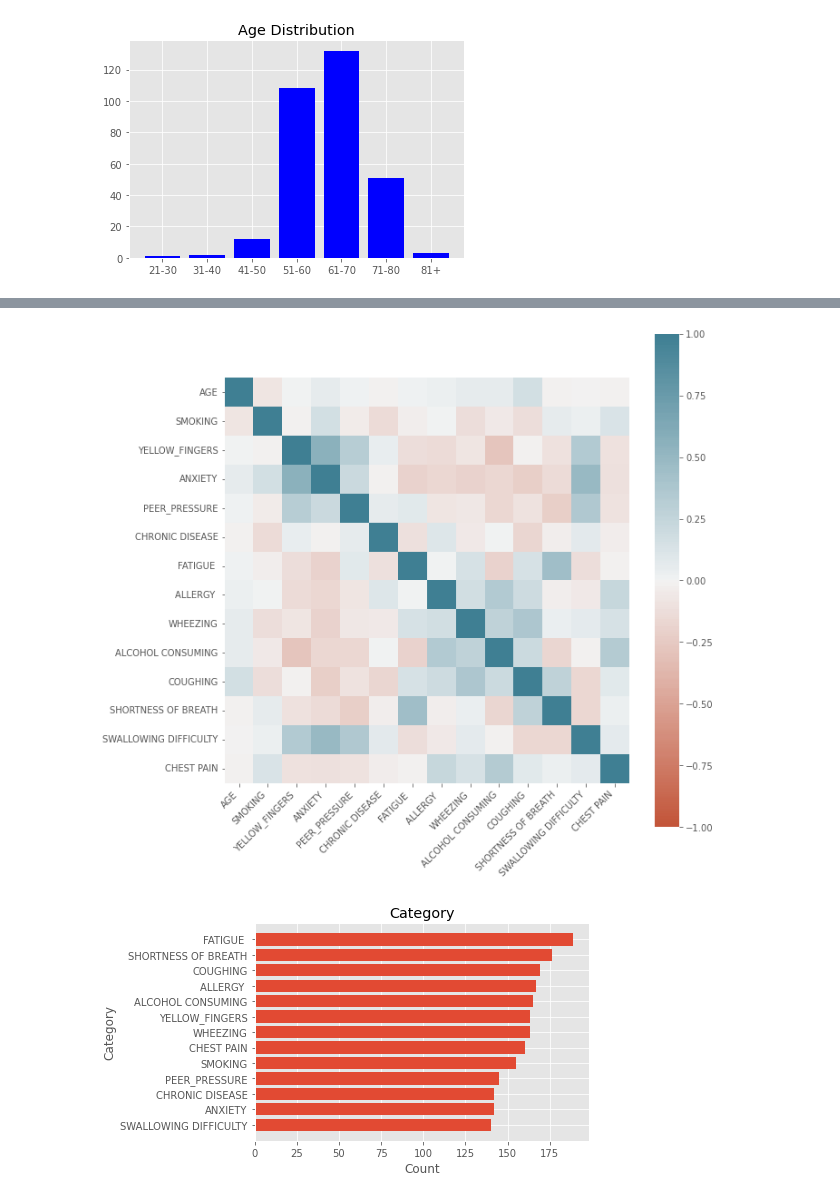
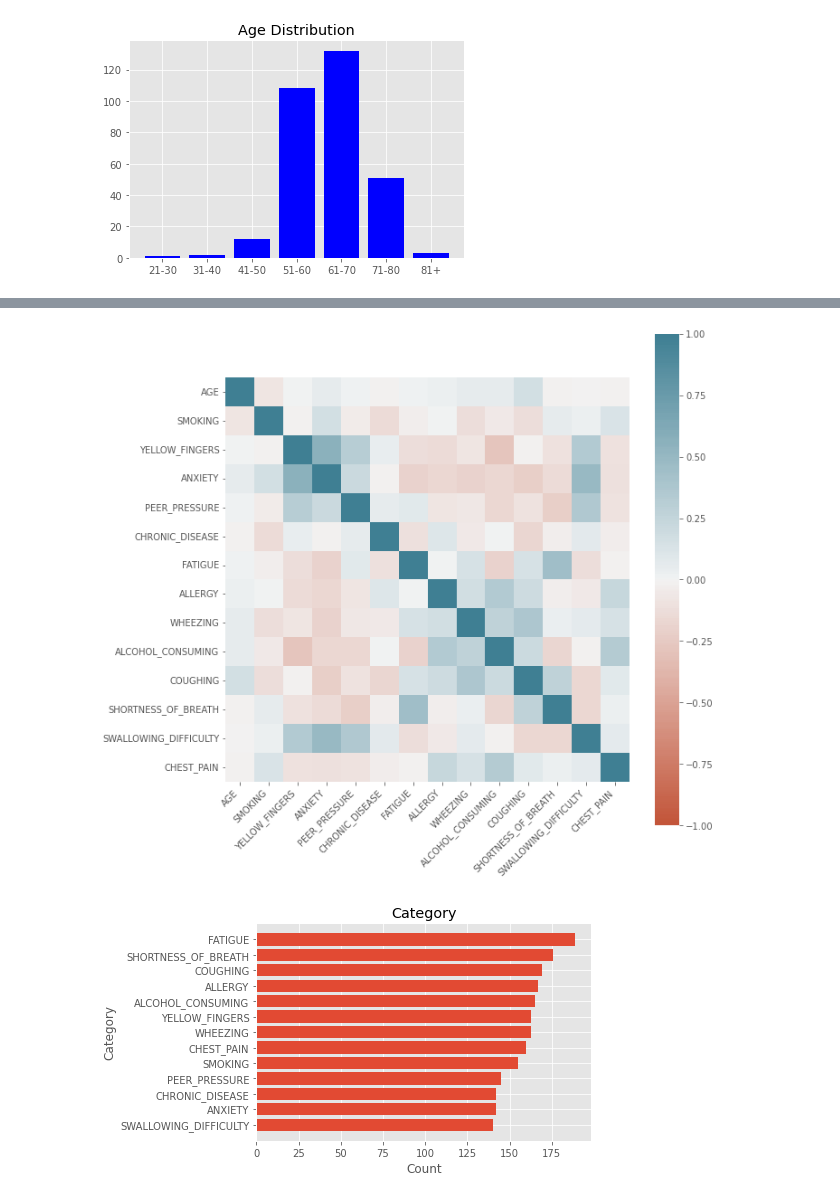
Before and after one commit to chunnali/Data-Analyst-Portfolio, a Jupyter notebook: Data_Analysis_Lung_Cancer.ipynb, the cells around one changed output, grey strips where cells are left out. Drawn from its saved outputs; the diff is of its cells as text; code cells hidden in the pictures.

```diff
--- a/Data_Analysis_Lung_Cancer.ipynb
+++ b/Data_Analysis_Lung_Cancer.ipynb
@@ -10,5 +10,7 @@ import seaborn as sns
 from matplotlib import pyplot as plt
 # %%
 df = pd.read_csv(r'C:\Users\Chunna\Documents\Data_Analyst_Portfolio\survey_lung_cancer.csv', low_memory=False)
+df.columns = df.columns.str.strip() # Remove trailing spaces in columns
+df.columns = df.columns.str.replace(' ','_')
 df.head()
 # %% [output]
@@ -109,33 +116,33 @@ ax.set_xticklabels(
 # High corrleation between swallowing difficulty & anxiety
 # High correlation between shortness of breath & fatigue
 # %% [output]
-[figure, old version]
+[figure, new version]
 # %%
 # Most common symptom among patients with lung cancer
+cancer = df[df['LUNG_CANCER']=='YES']
 
-cancer = df[df['LUNG_CANCER']=='YES']
 cancer_category = cancer[cancer.columns.difference(['GENDER','AGE','LUNG_CANCER','AGE_DISTRIBUTION'])]
 #test = cancer[cancer['SMOKING']==2].shape[0]
 values=[]
 
 # Loop through number of rows for each category equals 2
 for val in cancer_category:
     values.append(int(cancer_category[cancer_category[val]==2].shape[0]))
 
 # Append columns to a list
 labels = cancer_category.columns.values.tolist()
 
 category = {'category':labels,'count':values}
 category = pd.DataFrame(category).sort_values(['count'],ascending=True)
 
-labels = category.iloc[:,0].to_numpy()
+labels_edit = category.iloc[:,0].to_numpy()
 values = category.iloc[:,1].to_numpy()
 
 
-plt.barh(labels,values)
+plt.barh(labels_edit,values)
 plt.title('Category')
 plt.ylabel('Category')
 plt.xlabel('Count')
 plt.show()
 # %% [output]
-[figure, old version]
+[figure, new version]
```
Also changed, not shown: parts of 8 cells of this notebook.
